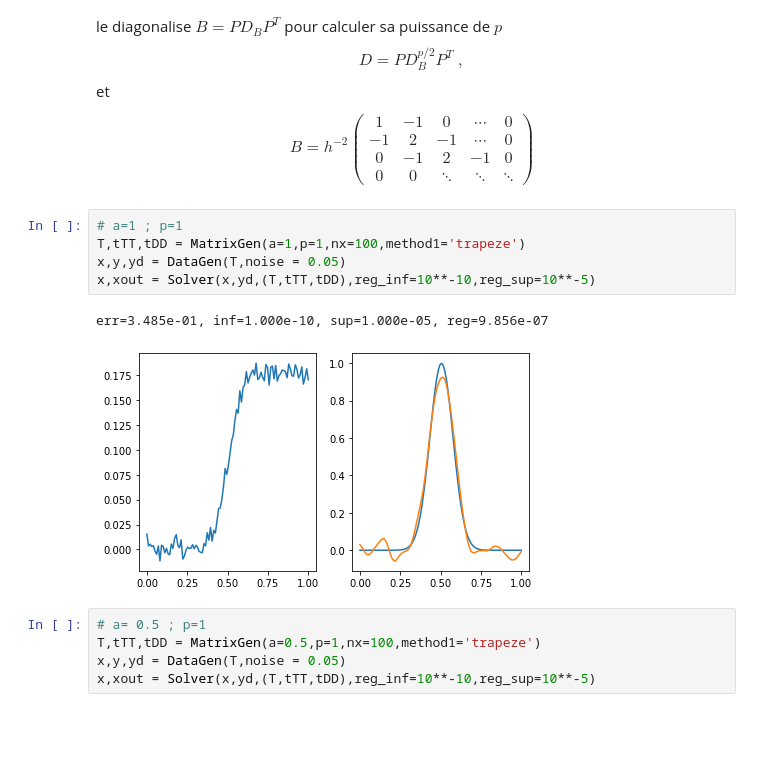
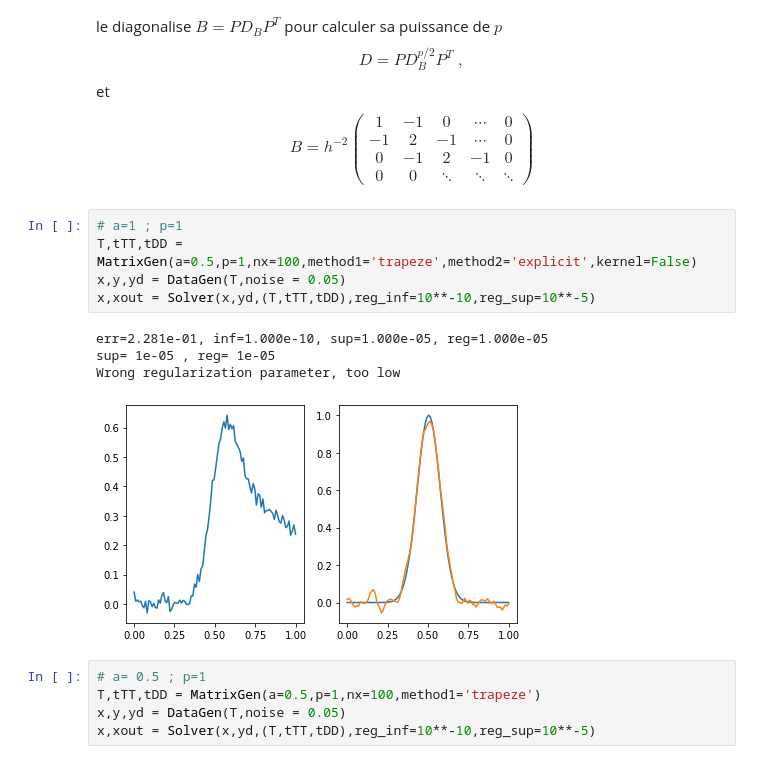
Before and after one commit to ceciledellavalle/RegularisationHS, a Jupyter notebook: Test5 - method.ipynb, the cells around one changed output. Drawn from its saved outputs; the diff is of its cells as text; blank space fills up the shorter version.

```diff
--- a/Test5 - method.ipynb
+++ b/Test5 - method.ipynb
@@ -69,12 +69,14 @@ B = h^{-2}
 $$
 # %%
 # a=1 ; p=1
-T,tTT,tDD = MatrixGen(a=1,p=1,nx=100,method1='trapeze')
+T,tTT,tDD = MatrixGen(a=0.5,p=1,nx=100,method1='trapeze',method2='explicit',kernel=False)
 x,y,yd = DataGen(T,noise = 0.05)
 x,xout = Solver(x,yd,(T,tTT,tDD),reg_inf=10**-10,reg_sup=10**-5)
 # %% [output]
-err=3.485e-01, inf=1.000e-10, sup=1.000e-05, reg=9.856e-07
+err=2.281e-01, inf=1.000e-10, sup=1.000e-05, reg=1.000e-05
+sup= 1e-05 , reg= 1e-05
+Wrong regularization parameter, too low
-[figure, old version]
+[figure, new version]
 # %%
 # a= 0.5 ; p=1
 T,tTT,tDD = MatrixGen(a=0.5,p=1,nx=100,method1='trapeze')
```
Also changed, not shown: 6 other files.
